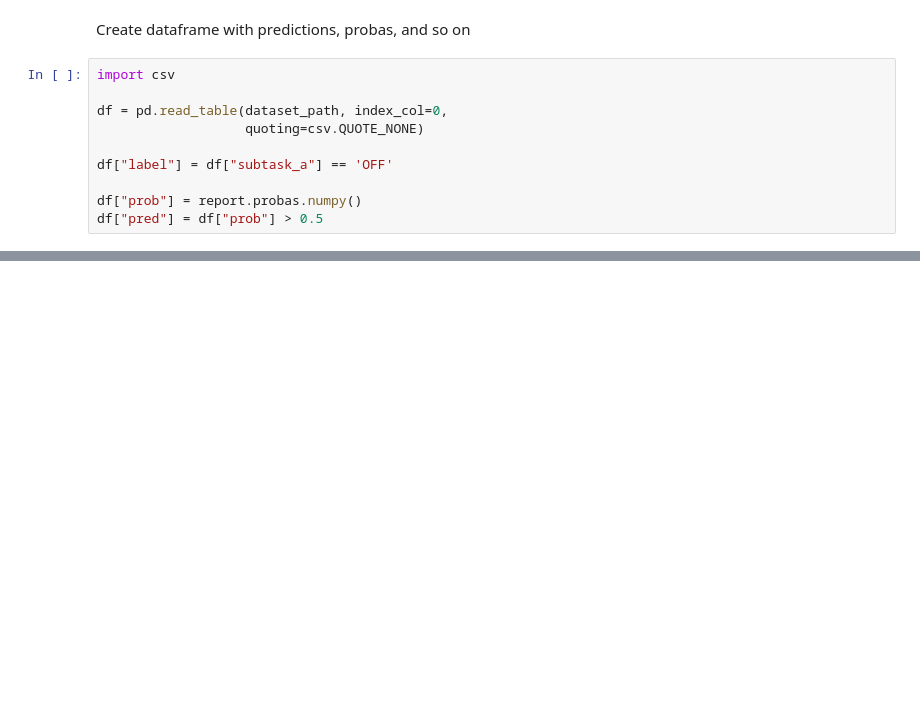
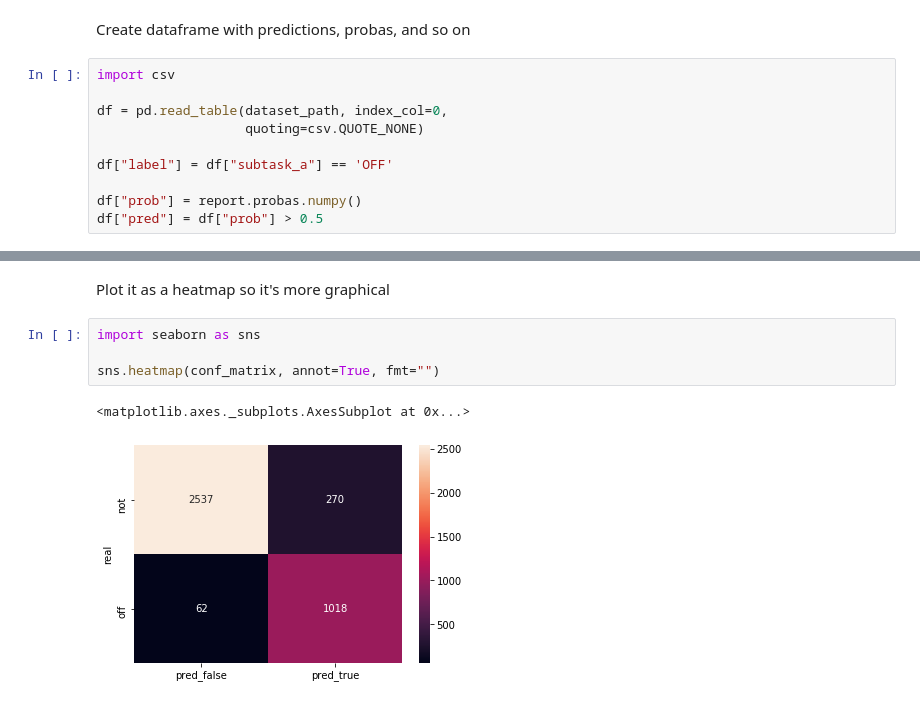
Before and after one commit to finiteautomata/offenseval2020, a Jupyter notebook: notebooks/Error Analysis.ipynb, the cells around one changed output, grey strips where cells are left out. Drawn from its saved outputs; the diff is of its cells as text; blank space fills up the shorter version.

```diff
--- a/notebooks/Error Analysis.ipynb
+++ b/notebooks/Error Analysis.ipynb
@@ -93,0 +97,9 @@ false_pos[10:100]
+# %% [markdown]
+Plot it as a heatmap so it's more graphical
+# %%
+import seaborn as sns
+
+sns.heatmap(conf_matrix, annot=True, fmt="")
+# %% [output]
+<matplotlib.axes._subplots.AxesSubplot at 0x...>
+[figure, added]
```
Also changed, not shown: parts of 6 cells of this notebook.
